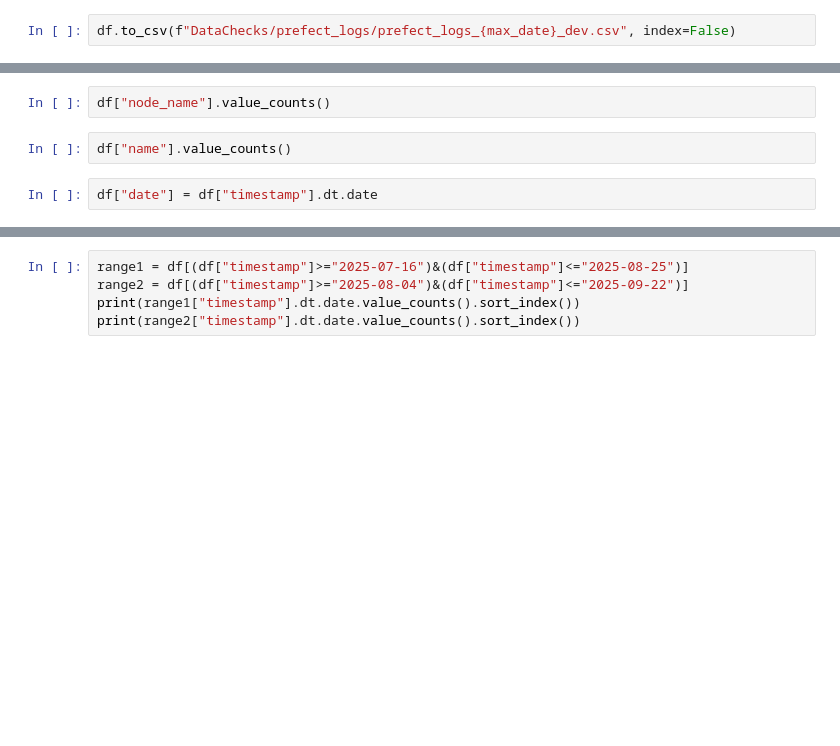
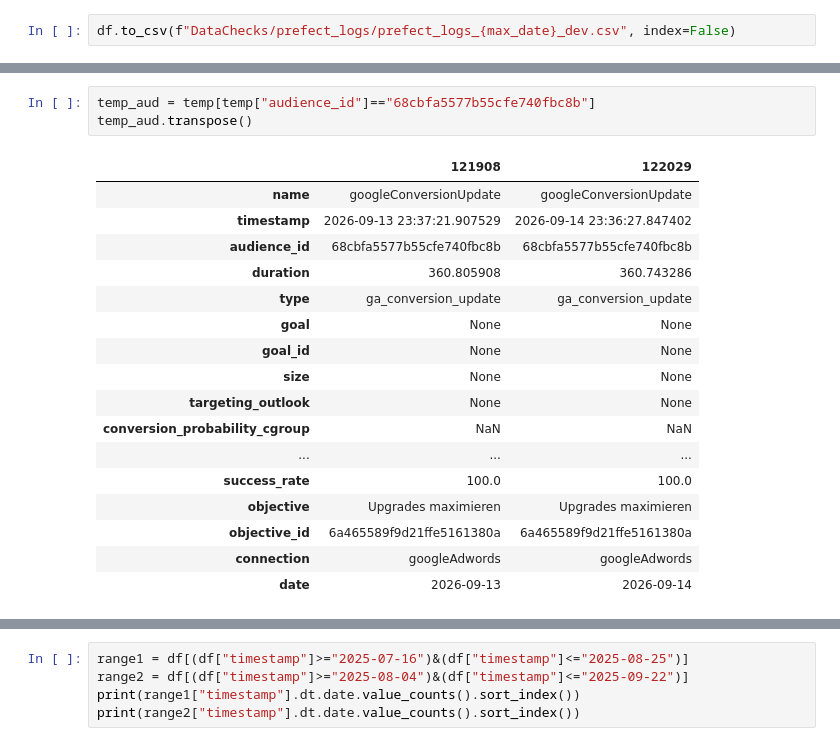
Before and after one commit to KaroPy/evaluation-and-execution-scripts, a Jupyter notebook: DataChecks/prefect_logs/check_prefect_logs_v1.ipynb, the cells around one changed output, grey strips where cells are left out. Drawn from its saved outputs; the diff is of its cells as text; blank space fills up the shorter version.

```diff
--- a/DataChecks/prefect_logs/check_prefect_logs_v1.ipynb
+++ b/DataChecks/prefect_logs/check_prefect_logs_v1.ipynb
@@ -31,6 +45,21 @@ temp.groupby("date")["node_name"].value_counts().reset_index()
-# %%
-df["node_name"].value_counts()
-# %%
-df["name"].value_counts()
-# %%
-df["date"] = df["timestamp"].dt.date
+# %%
+temp_aud = temp[temp["audience_id"]=="68cbfa5577b55cfe740fbc8b"]
+temp_aud.transpose()
+# %% [output]
+|  | 121908 | 122029 |
+| name | googleConversionUpdate | googleConversionUpdate |
+| timestamp | 2026-09-13 23:37:21.907529 | 2026-09-14 23:36:27.847402 |
+| audience_id | 68cbfa5577b55cfe740fbc8b | 68cbfa5577b55cfe740fbc8b |
+| duration | 360.805908 | 360.743286 |
+| type | ga_conversion_update | ga_conversion_update |
+| goal | None | None |
+| goal_id | None | None |
+| size | None | None |
+| targeting_outlook | None | None |
+| conversion_probability_cgroup | NaN | NaN |
+| ... | ... | ... |
+| success_rate | 100.0 | 100.0 |
+| objective | Upgrades maximieren | Upgrades maximieren |
+| objective_id | 6a465589f9d21ffe5161380a | 6a465589f9d21ffe5161380a |
+| connection | googleAdwords | googleAdwords |
+| date | 2026-09-13 | 2026-09-14 |
```
Also changed, not shown: parts of 6 cells of this notebook, 4 other files.
